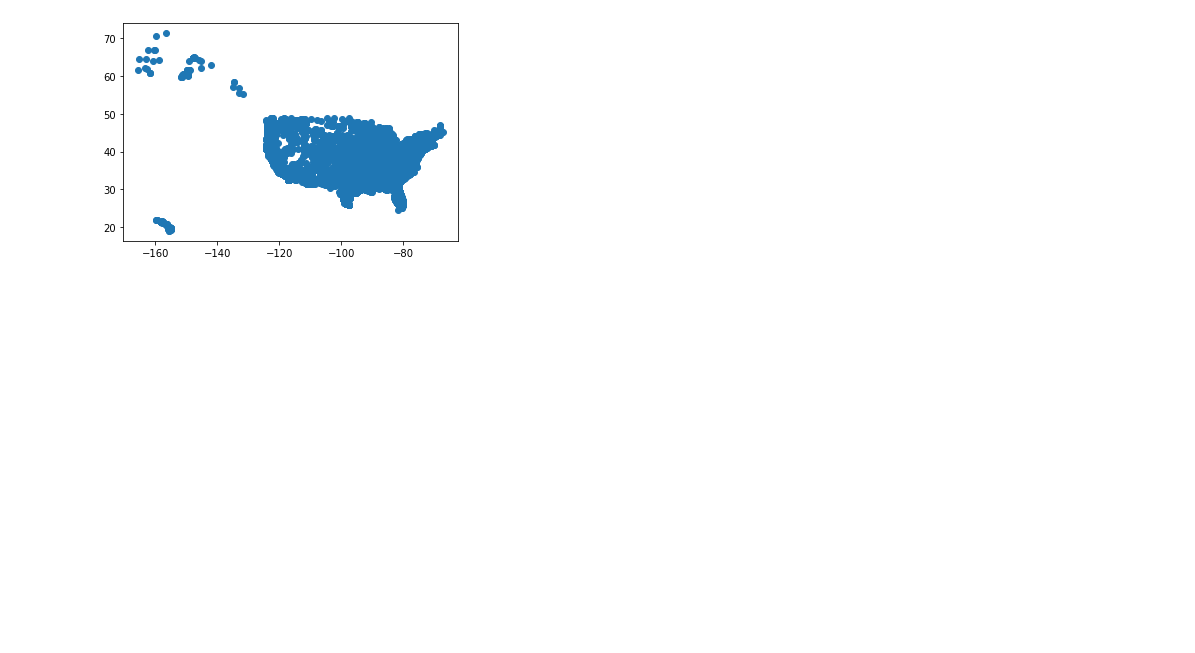
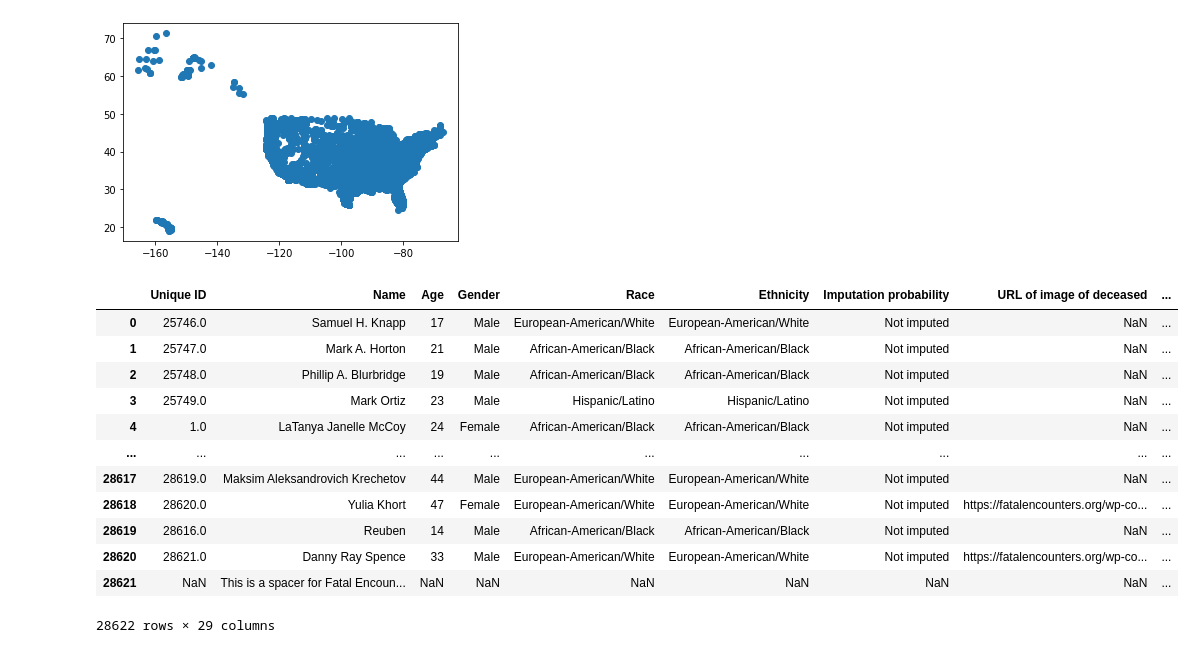
Before and after one commit to nhuquynhle22/Crime_Rates_vs_City_Budgets, a Jupyter notebook: crime_rates.ipynb, the cells around one changed output. Drawn from its saved outputs; the diff is of its cells as text; code cells hidden in the pictures; blank space fills up the shorter version.

Commit message:
added crimerate to db

```diff
--- a/crime_rates.ipynb
+++ b/crime_rates.ipynb
@@ -150,3 +150,20 @@ plt.scatter(x=crime_df['Longitude'], y=crime_df['Latitude'])
 # %% [output]
 <matplotlib.collections.PathCollection at 0x...>
 [figure]
+# %%
+crime_df = crime_df.rename(columns={'Location of death (state)': 'State', 'Date (Year)': 'Year'})
+crime_df
+# %% [output]
+|  | Unique ID | Name | Age | Gender | Race | Ethnicity | Imputation probability | URL of image of deceased | ... |
+| 0 | 25746.0 | Samuel H. Knapp | 17 | Male | European-American/White | European-American/White | Not imputed | NaN | ... |
+| 1 | 25747.0 | Mark A. Horton | 21 | Male | African-American/Black | African-American/Black | Not imputed | NaN | ... |
+| 2 | 25748.0 | Phillip A. Blurbridge | 19 | Male | African-American/Black | African-American/Black | Not imputed | NaN | ... |
+| 3 | 25749.0 | Mark Ortiz | 23 | Male | Hispanic/Latino | Hispanic/Latino | Not imputed | NaN | ... |
+| 4 | 1.0 | LaTanya Janelle McCoy | 24 | Female | African-American/Black | African-American/Black | Not imputed | NaN | ... |
+| ... | ... | ... | ... | ... | ... | ... | ... | ... | ... |
+| 28617 | 28619.0 | Maksim Aleksandrovich Krechetov | 44 | Male | European-American/White | European-American/White | Not imputed | NaN | ... |
+| 28618 | 28620.0 | Yulia Khort | 47 | Female | European-American/White | European-American/White | Not imputed | https://fatalencounters.org/wp-co... | ... |
+| 28619 | 28616.0 | Reuben | 14 | Male | African-American/Black | African-American/Black | Not imputed | NaN | ... |
+| 28620 | 28621.0 | Danny Ray Spence | 33 | Male | European-American/White | European-American/White | Not imputed | https://fatalencounters.org/wp-co... | ... |
+| 28621 | NaN | This is a spacer for Fatal Encoun... | NaN | NaN | NaN | NaN | NaN | NaN | ... |
+28622 rows × 29 columns
```
Also changed, not shown: parts of 9 cells of this notebook, 3 other files.
